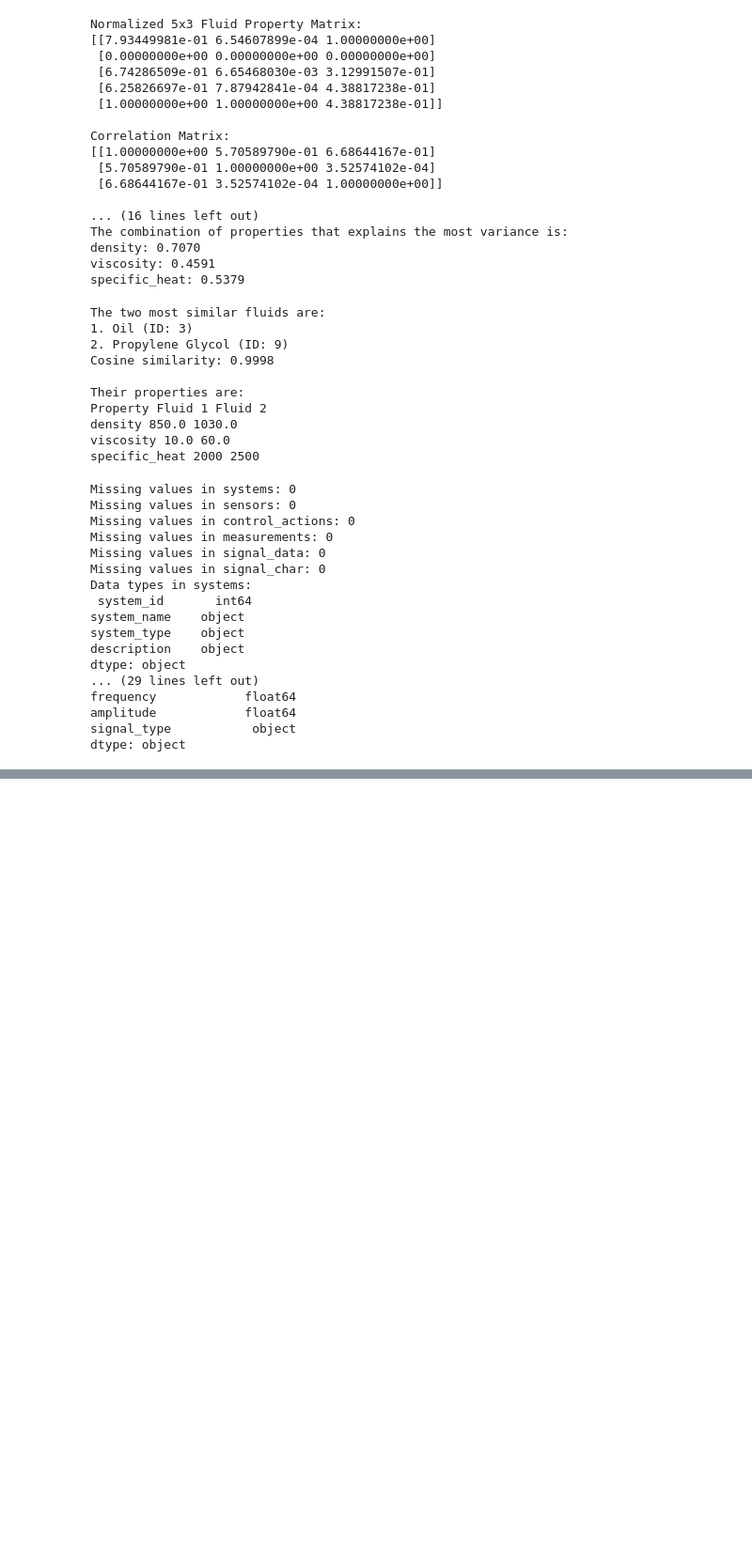
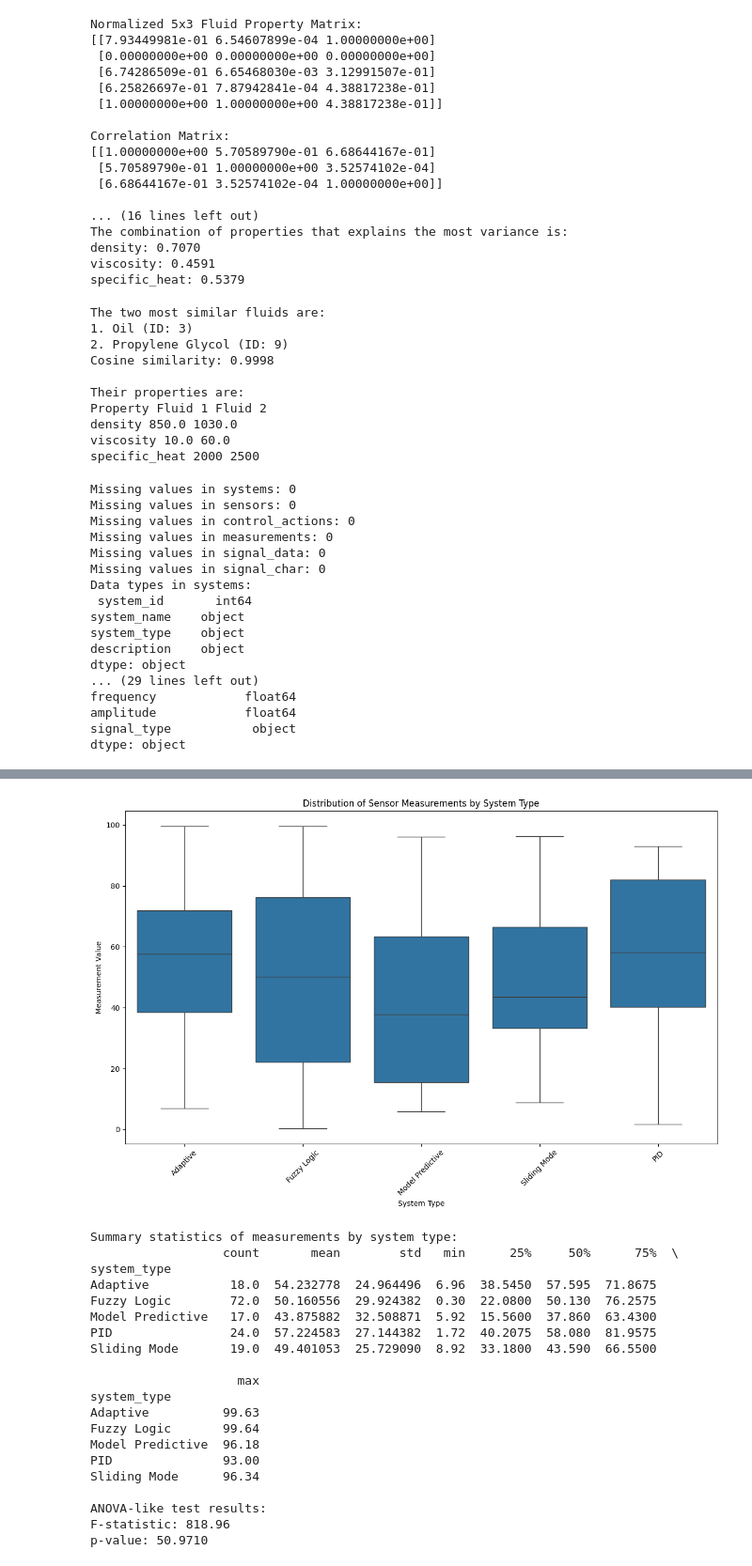
Before and after one commit to gkret123/ME371-Kret, a Jupyter notebook: Kret_Project2/Kret_proj2.ipynb, the cells around one changed output, grey strips where cells are left out. Shown at 94% size. Saved outputs shown, nothing was run; the diff lists cells and outputs as text; code cells hidden in the pictures; blank space fills up the shorter version.

```diff
--- a/Kret_Project2/Kret_proj2.ipynb
+++ b/Kret_Project2/Kret_proj2.ipynb
@@ -433,0 +566,79 @@ dtype: object
+# %%
+import matplotlib.pyplot as plt
+import seaborn as sns
+def compare_measurements_by_system_type(systems_df, sensors_df, measurements_df):
+    """
+    Compare sensor measurements across different system types using boxplots and statistical analysis.
+
+    This function joins the provided DataFrames to associate measurements with system types,
+    creates a boxplot visualization, calculates summary statistics, and performs an ANOVA test
+    to check for significant differences between system types.
+
+    Parameters:
+    systems_df (pd.DataFrame): DataFrame containing system information.
+    sensors_df (pd.DataFrame): DataFrame containing sensor information.
+    measurements_df (pd.DataFrame): DataFrame containing measurement data.
+
+    Returns:
+    None
+
+    The function produces the following outputs:
+    - A boxplot showing the distribution of sensor measurements by system type.
+    - Printed summary statistics of measurements for each system type.
+    """
+    # Merge dataframes to match measurements with system types
+    merged_df = pd.merge(sensors_df, measurements_df, on='sensor_id')
+    merged_df = pd.merge(merged_df, systems_df, on='system_id')
+
+    # boxplot
+    plt.figure(figsize=(12, 8))
+    sns.boxplot(x='system_type', y='value', data=merged_df)
+    plt.title('Distribution of Sensor Measurements by System Type')
+    plt.xlabel('System Type')
+    plt.ylabel('Measurement Value')
+    plt.xticks(rotation=45)
+    plt.tight_layout()
+    plt.show()
+
+    #summary statistics for each system type
+    summary_stats = merged_df.groupby('system_type')['value'].describe()
+    print("Summary statistics of measurements by system type:")
+    print(summary_stats)
+
+    #  ANOVA analysis
+    system_types = merged_df['system_type'].unique()
+    measurement_groups = [merged_df[merged_df['system_type'] == st]['value'].values for st in system_types]
+    if any(len(group) == 0 for group in measurement_groups):
+        print("Error: One or more groups have no measurements.")
+        return
+    f_statistic, p_value = np.var(np.concatenate(measurement_groups), ddof=1), np.mean(np.concatenate(measurement_groups))
+
+    print("\nANOVA-like test results:")
+    print(f"F-statistic: {f_statistic:.2f}")
+    print(f"p-value: {p_value:.4f}")
+
+
+
+compare_measurements_by_system_type(systems_df, sensors_df, measurements_df)
+# %% [output]
+[figure, added]
+Summary statistics of measurements by system type:
+                  count       mean        std   min      25%     50%      75%  \
+system_type
+Adaptive           18.0  54.232778  24.964496  6.96  38.5450  57.595  71.8675
+Fuzzy Logic        72.0  50.160556  29.924382  0.30  22.0800  50.130  76.2575
+Model Predictive   17.0  43.875882  32.508871  5.92  15.5600  37.860  63.4300
+PID                24.0  57.224583  27.144382  1.72  40.2075  58.080  81.9575
+Sliding Mode       19.0  49.401053  25.729090  8.92  33.1800  43.590  66.5500
+
+                    max
+system_type
+Adaptive          99.63
+Fuzzy Logic       99.64
+Model Predictive  96.18
+PID               93.00
+Sliding Mode      96.34
+
+ANOVA-like test results:
+F-statistic: 818.96
+p-value: 50.9710
```
Also changed, not shown: parts of 6 cells of this notebook.
